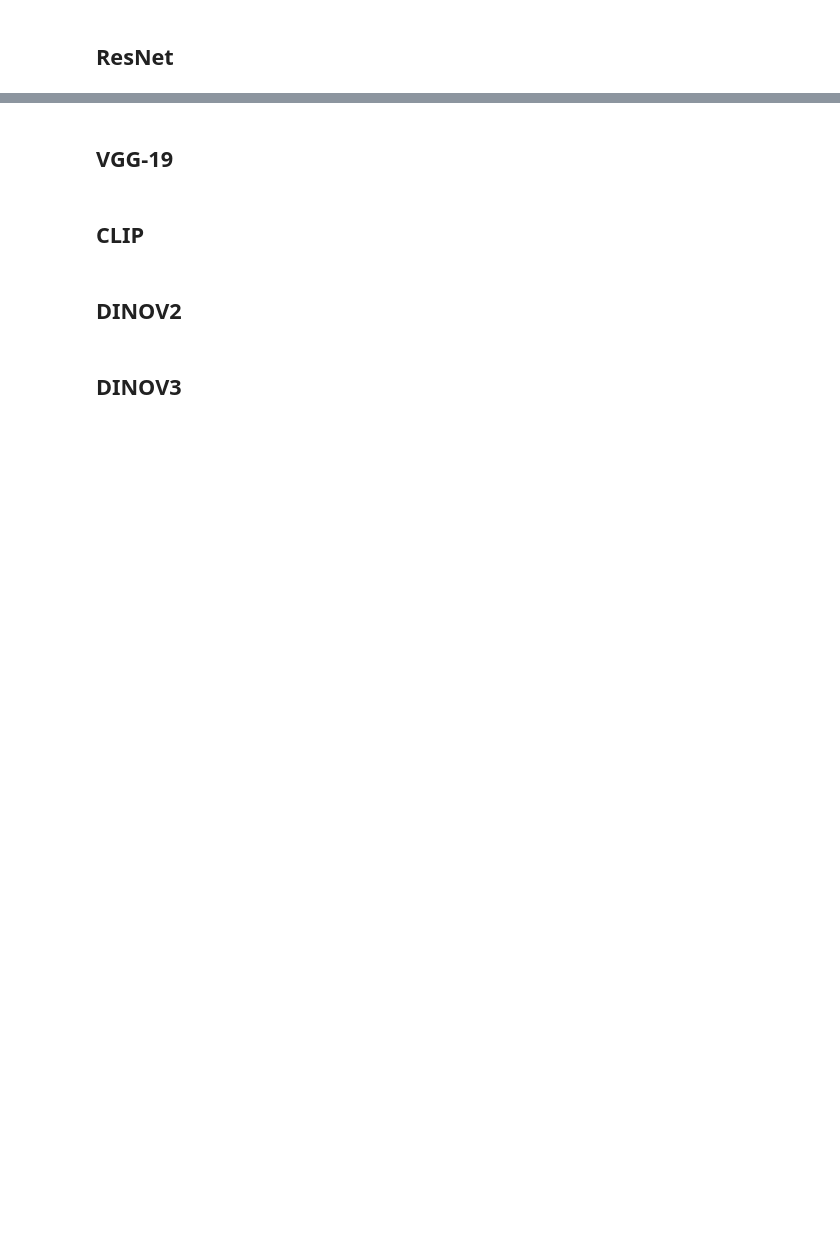
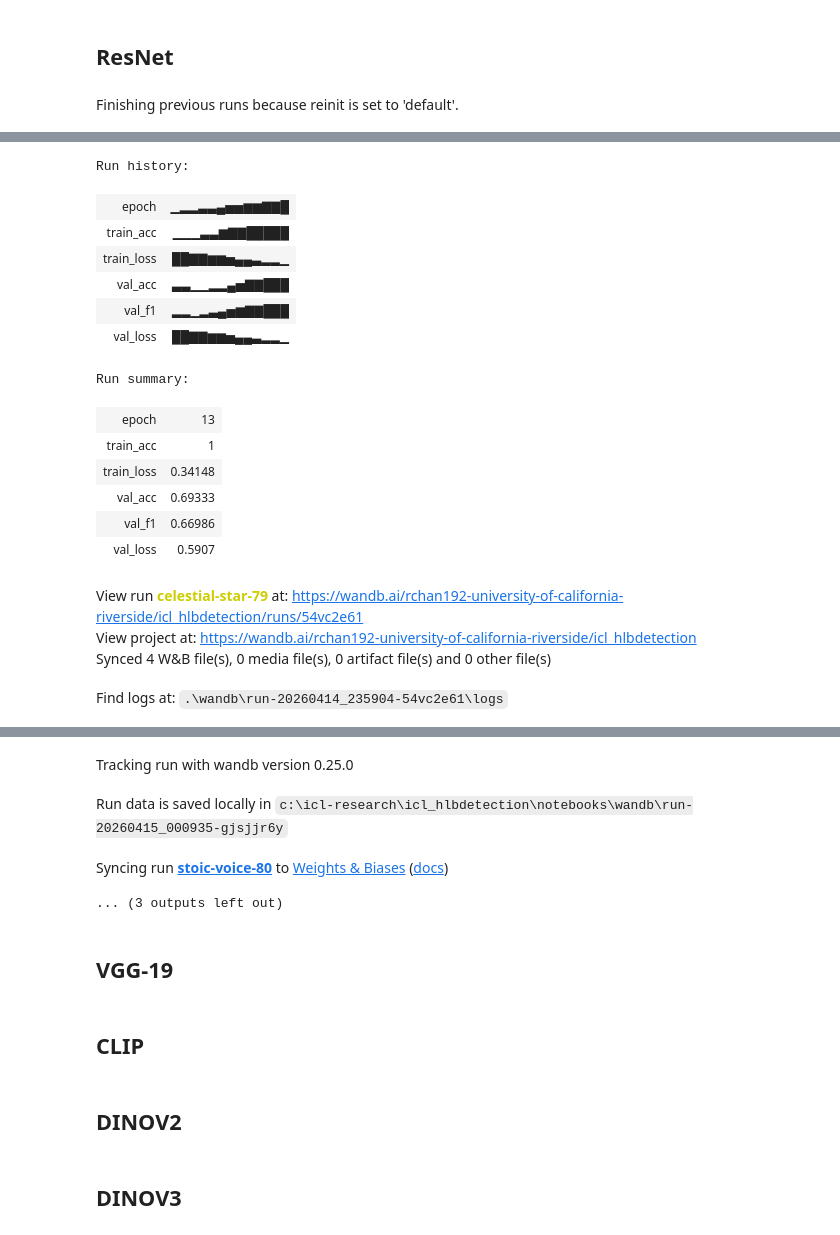
Before and after one commit to osannadeng/icl_hlbdetection, a Jupyter notebook: notebooks/baseline.ipynb, the cells around one changed output, grey strips where cells are left out. Saved outputs shown, nothing was run; the diff lists cells and outputs as text; code cells hidden in the pictures; blank space fills up the shorter version.

```diff
--- a/notebooks/baseline.ipynb
+++ b/notebooks/baseline.ipynb
@@ -21,7 +21,7 @@ train_dataset = ImageFolder('../data/combined_split/train', transform=transform)
 
 # Get subset of training data
 generator = torch.Generator().manual_seed(10)
-num_samples = int(len(train_dataset) * 0.70)
+num_samples = int(len(train_dataset) * 0.05)
 train_subset, _ = random_split(train_dataset, [num_samples, len(train_dataset) - num_samples], generator)
 
 val_dataset = ImageFolder('../data/combined_split/val', transform=transform)
@@ -173,7 +173,7 @@ def evaluate_model(model, test_loader, device):
 
     print()
     print(f"Overall Accuracy: {overall_accuracy:.4f}, F1 Score: {f1:.4f}")
-    # return f1
+    return f1
 # %%
 import numpy as np
 import pandas as pd
@@ -187,12 +187,11 @@ from PIL import Image
 from sklearn.metrics import f1_score
 from tqdm import tqdm
 import wandb
+import gc
 
-def train_percent(percent):
-    i = 0
-    while i < 10:
-        epoch_num = int(percent * 100)
-
+def train_percent(percent, epoch_num):
+    f1_scores = []
+    for i in range(10):
         transform = transforms.Compose([
             transforms.Resize(256),
             transforms.CenterCrop(224),
@@ -242,13 +241,27 @@ def train_percent(percent):
         # Run training
         model = resnet.to(device)
         train(model, train_loader, val_loader, criterion, optimizer, num_epochs=epoch_num)
+        f1_scores.append(evaluate_model(model, test_loader, device))
 
         # 3. Close the WandB run
         run.finish()
 
-        evaluate_model(model, test_loader, device)
+        # Clean up memory
+        del model, optimizer, train_loader
+        torch.cuda.empty_cache()
+        gc.collect()
+
+    return f1_scores
 
 percents = [0.05, 0.10, 0.20, 0.30, 0.40, 0.50, 0.60, 0.70, 0.80, 0.90, 1.00]
+epochs = [28, 12, 15, 24, 33, 10, 16, 18, 19, 8, 15]
 
-for num in percents:
-    train_percent(num)
+results = []
+for num, epoch_num in zip(percents, epochs):
+    f1_scores = train_percent(num, epoch_num)
+    results.append({"Percent": num, "F1_Scores": f1_scores})
+
+df = pd.DataFrame(results)
+df.to_csv('resnetTrials.csv', index=False)
+# %% [output]
+Finishing previous runs because reinit is set to 'default'.
@@ -254,0 +269,18 @@ for num in percents:
+Run history:
+| epoch | ▁▂▂▃▃▄▅▅▆▆▇▇█ |
+| train_acc | ▁▁▁▃▃▆▇▇█████ |
+| train_loss | ██▇▇▆▆▅▄▄▃▂▂▁ |
+| val_acc | ▃▃▁▁▂▂▄▅▇▇███ |
+| val_f1 | ▂▂▁▂▃▄▅▆▇▇███ |
+| val_loss | ██▇▇▆▆▅▄▄▃▂▂▁ |
+Run summary:
+| epoch | 13 |
+| train_acc | 1 |
+| train_loss | 0.34148 |
+| val_acc | 0.69333 |
+| val_f1 | 0.66986 |
+| val_loss | 0.5907 |
+View run celestial-star-79 at: https://wandb.ai/rchan192-university-of-california-riverside/icl_hlbdetection/runs/54vc2e61
+View project at: https://wandb.ai/rchan192-university-of-california-riverside/icl_hlbdetection
+Synced 4 W&B file(s), 0 media file(s), 0 artifact file(s) and 0 other file(s)
+Find logs at: .\wandb\run-20260414_235904-54vc2e61\logs
@@ -255,3 +288,7 @@ for num in percents:
+Tracking run with wandb version 0.25.0
+Run data is saved locally in c:\icl-research\icl_hlbdetection\notebooks\wandb\run-20260415_000935-gjsjjr6y
+Syncing run stoic-voice-80 to Weights & Biases (docs)
+... (3 outputs left out)
 # %% [markdown]
 ## VGG-19
 # %%
```
Also changed, not shown: parts of 1 cell of this notebook.
